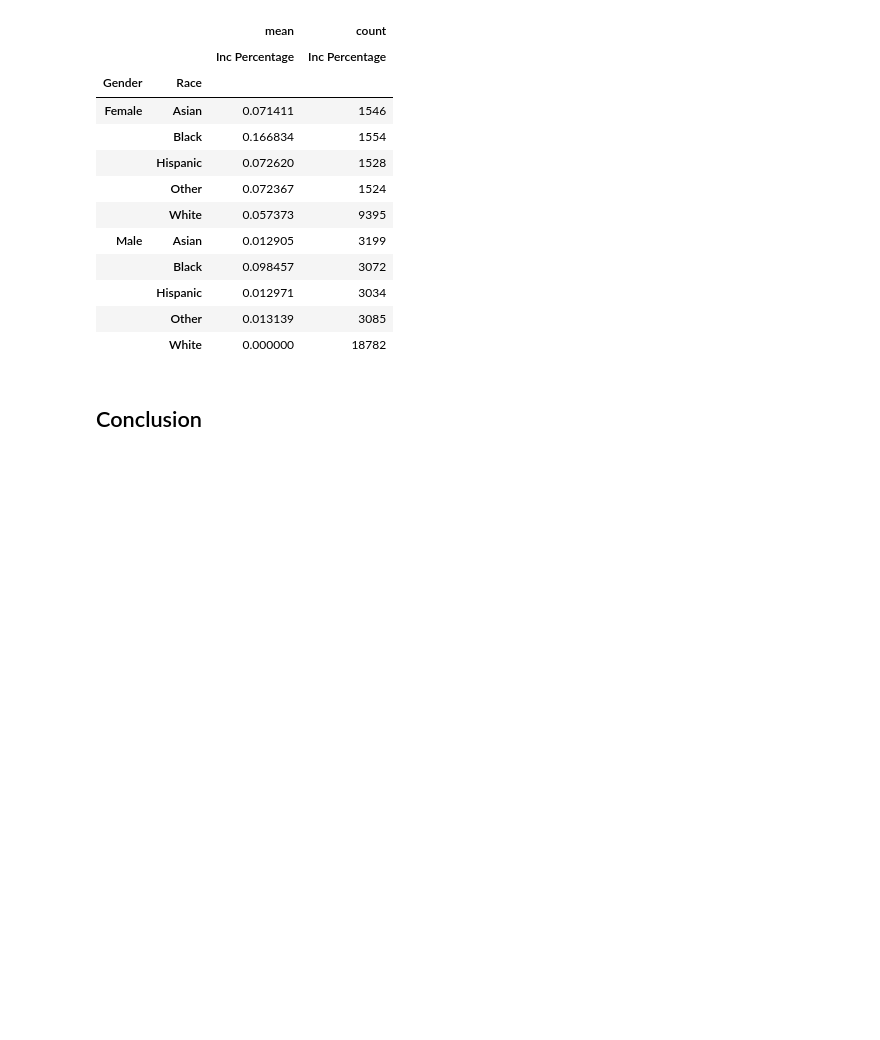
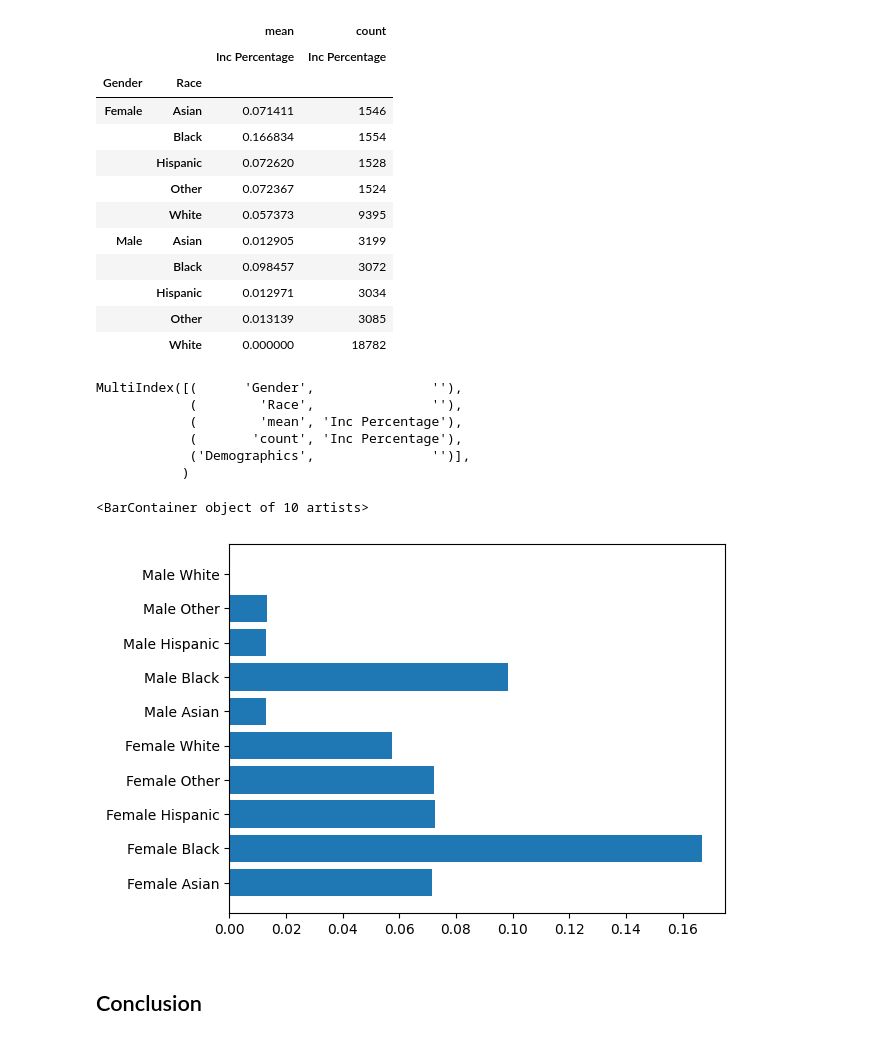
Before and after one commit to jacksoncaquino/Pay-Equity-Analysis, a Jupyter notebook: Pay-Equity-Analysis.ipynb, the cells around one changed output. Drawn from its saved outputs; the diff is of its cells as text; code cells hidden in the pictures; blank space fills up the shorter version.

```diff
--- a/Pay-Equity-Analysis.ipynb
+++ b/Pay-Equity-Analysis.ipynb
@@ -503,6 +515,24 @@ pandas.pivot_table(df_increases,values='Inc Percentage',aggfunc=['mean','count']
 |  | Hispanic | 0.012971 | 3034 |
 |  | Other | 0.013139 | 3085 |
 |  | White | 0.000000 | 18782 |
+# %%
+resultsSummary = pandas.pivot_table(df_increases,values='Inc Percentage',aggfunc=['mean','count'],index=['Gender','Race']).reset_index()
+# %%
+resultsSummary['Demographics'] = resultsSummary['Gender'] + ' ' + resultsSummary['Race']
+# %%
+resultsSummary.columns
+# %% [output]
+MultiIndex([(      'Gender',               ''),
+            (        'Race',               ''),
+            (        'mean', 'Inc Percentage'),
+            (       'count', 'Inc Percentage'),
+            ('Demographics',               '')],
+           )
+# %%
+pyplot.barh(y=resultsSummary['Demographics'],width=resultsSummary[('mean','Inc Percentage')])
+# %% [output]
+<BarContainer object of 10 artists>
+[figure, added]
 # %% [markdown]
 ## Conclusion
 # %% [markdown]
```
Also changed, not shown: parts of 3 cells of this notebook.
